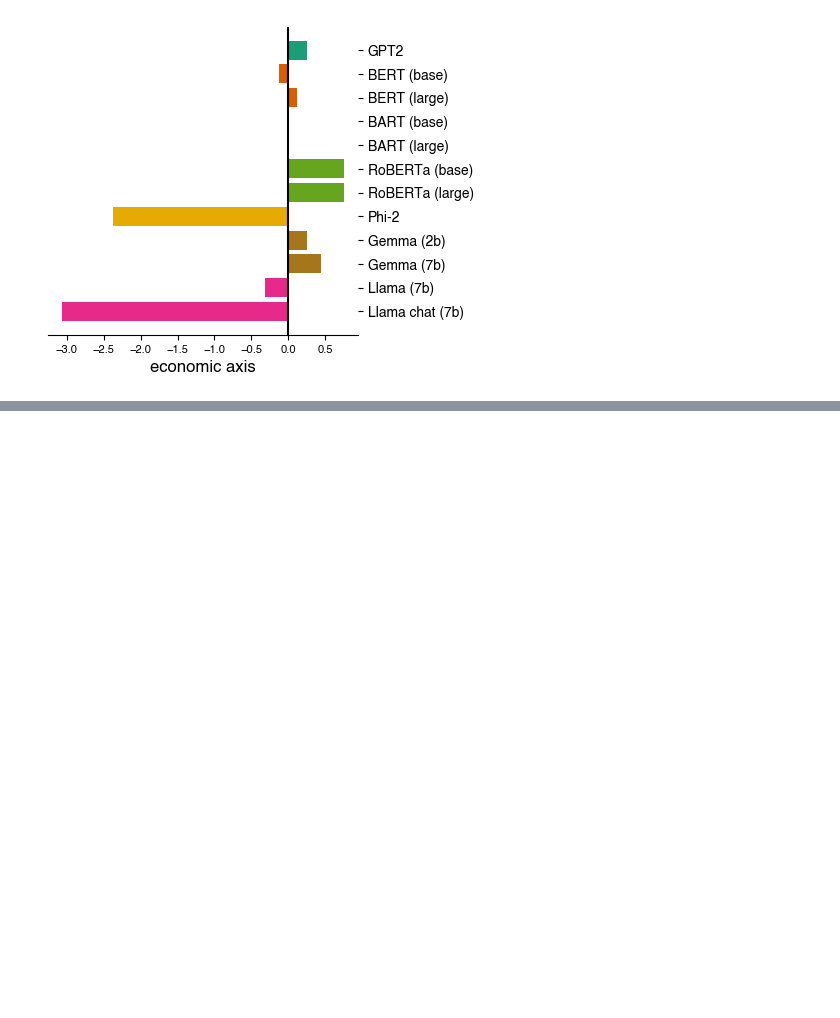
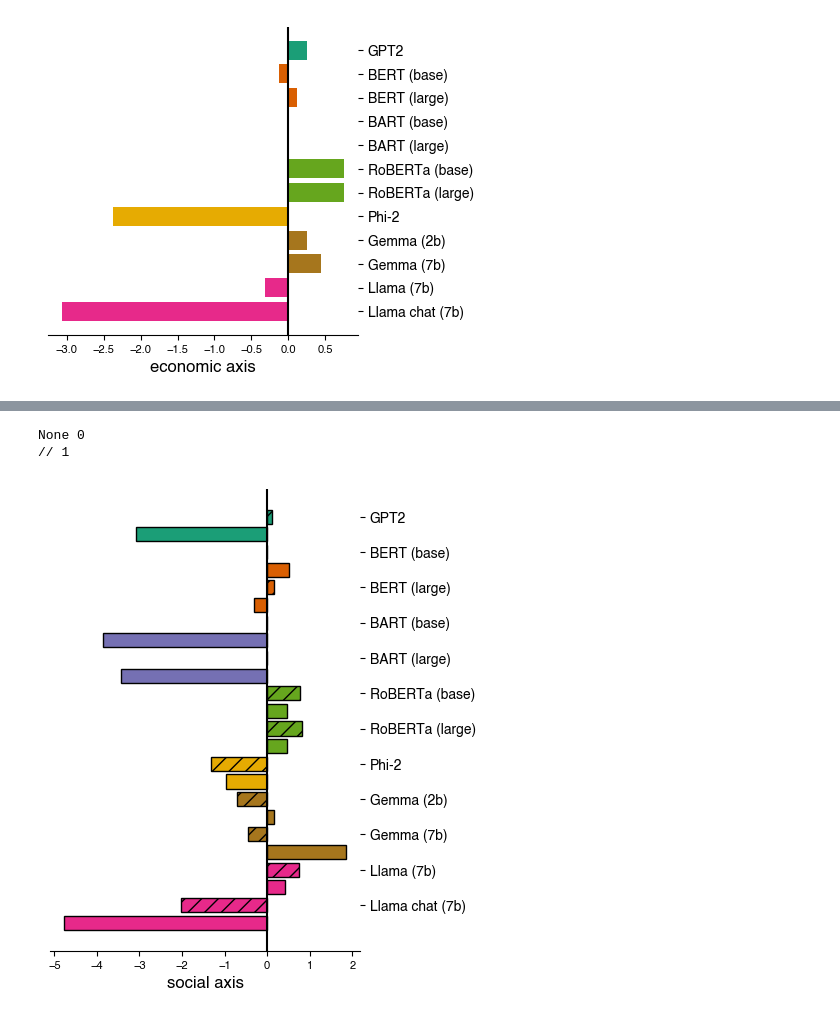
Before and after one commit to addiewc/Ophiuchus, a Jupyter notebook: figures/overall_neutral_prompting_figures.ipynb, the cells around one changed output, grey strips where cells are left out. Drawn from its saved outputs; the diff is of its cells as text; code cells hidden in the pictures; blank space fills up the shorter version.

```diff
--- a/figures/overall_neutral_prompting_figures.ipynb
+++ b/figures/overall_neutral_prompting_figures.ipynb
@@ -75,0 +97,11 @@ plt.show()
+# %%
+%matplotlib inline
+
+ax = plot_utils.make_alternating_horizontal_barplot(
+    {m: [forward_scores[m][1], combo_scores[m][1]] for m in forward_scores}, textures=[None, "//"], metric="social_score"
+)
+plt.show()
+# %% [output]
+None 0
+// 1
+[figure, added]
```
Also changed, not shown: parts of 9 cells of this notebook, 10 other files.
